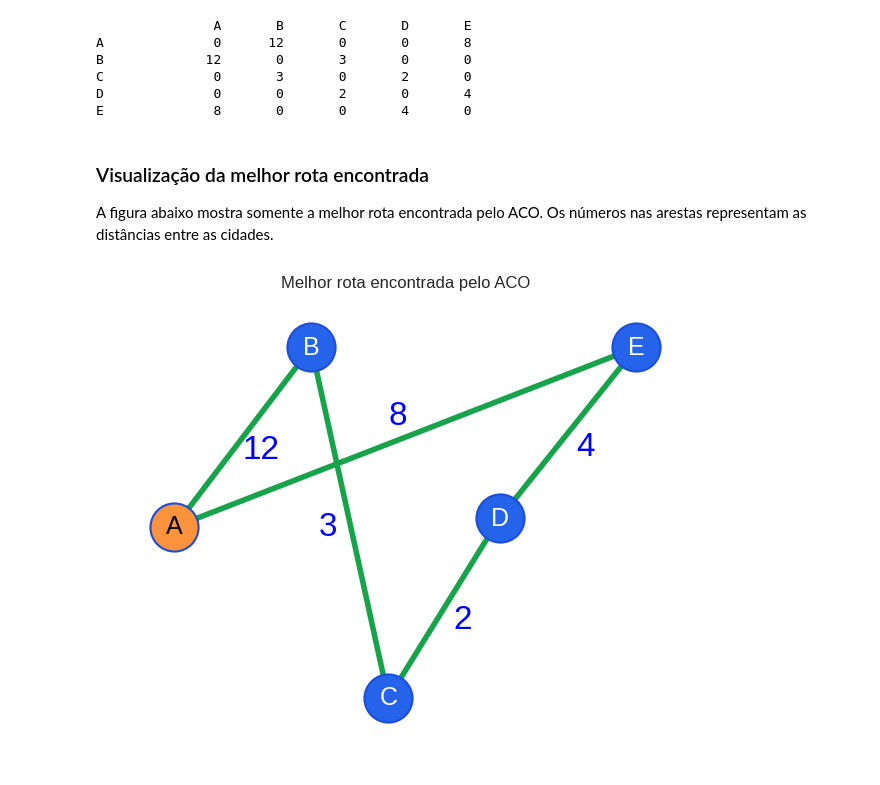
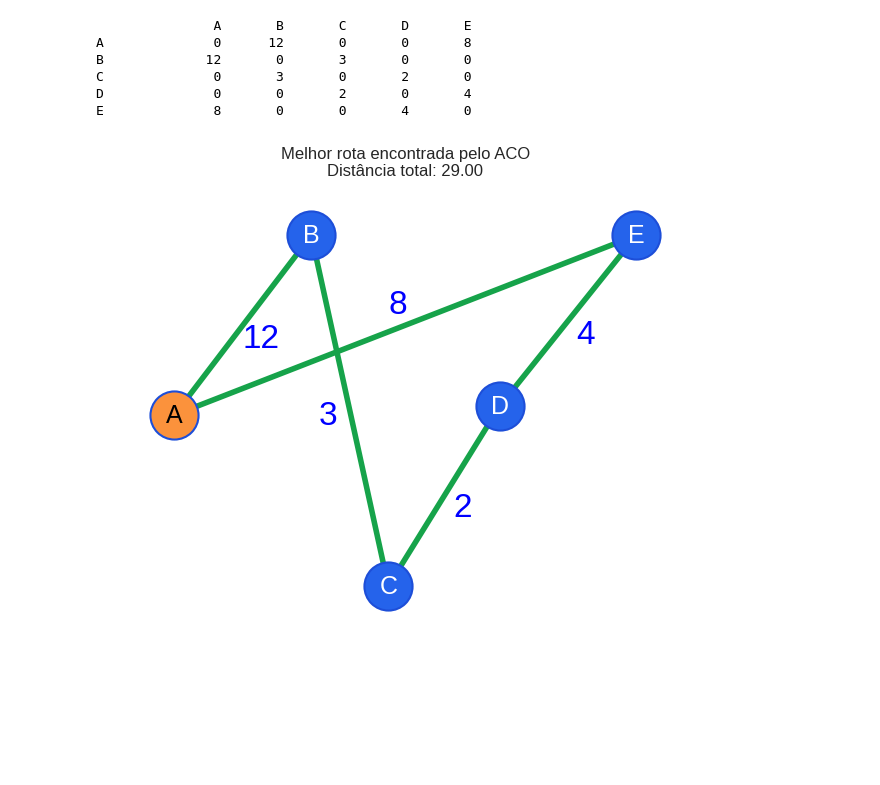
Before and after one commit to JoaoKSS/ACO_Caixeiro_Viajante, a Jupyter notebook: aco_tsp.ipynb, the cells around one changed output. Drawn from its saved outputs; the diff is of its cells as text; code cells hidden in the pictures; blank space fills up the shorter version.

```diff
--- a/aco_tsp.ipynb
+++ b/aco_tsp.ipynb
@@ -27,12 +16,7 @@ Na seleção por torneio, algumas cidades ainda não visitadas são sorteadas co
 # %%
 import random
 from dataclasses import dataclass
-
 import matplotlib
-
-if not hasattr(matplotlib.rcParams, "_get"):
-    matplotlib.rcParams._get = matplotlib.rcParams.get
-
 import matplotlib.pyplot as plt
 import numpy as np
 plt.style.use("seaborn-v0_8-whitegrid")
@@ -210,15 +188,11 @@ def executar_aco(
     evaporacao=0.03,
     feromonio_inicial=0.1,
     q=10,
-    tamanho_torneio=3,
-    semente=None,
+    tamanho_torneio=3
 ):
-    if semente is not None:
-        random.seed(semente)
-        np.random.seed(semente)
-    else:
-        random.seed()
-        np.random.seed(None)
+
+    random.seed()
+    np.random.seed(None)
 
     n_cidades = len(matriz_distancias)
     feromonios = np.full((n_cidades, n_cidades), feromonio_inicial, dtype=float)
@@ -279,7 +253,7 @@ resultado = executar_aco(
     evaporacao=0.03,
     feromonio_inicial=0.1,
     q=10,
-    tamanho_torneio=3,
+    tamanho_torneio=3
 )
 
 melhor_rota_nomes = [cidades[i] for i in resultado.melhor_rota] + [cidades[resultado.melhor_rota[0]]]
@@ -352,7 +326,7 @@ ax.plot(
 ax.set_title("ACO - Evolução das distâncias no TSP com 5 cidades")
 ax.set_xlabel("Iteração")
 ax.set_ylabel("Distância percorrida")
-ax.set_xticks(range(1, 31, 2))
+ax.set_xticks(range(1, 31, 1))
 ax.legend()
 
 plt.show()
@@ -389,12 +360,9 @@ B             12       0       3       0       0
 C              0       3       0       2       0
 D              0       0       2       0       4
 E              8       0       0       4       0
-# %% [markdown]
-### Visualização da melhor rota encontrada
-
-A figura abaixo mostra somente a melhor rota encontrada pelo ACO. Os números nas arestas representam as distâncias entre as cidades.
 # %%
-def visualizar_melhor_rota(rota, matriz_distancias, rotulos):
+# visualização da melhor rota encontrada
+def visualizar_melhor_rota(rota, matriz_distancias, rotulos, distancia_total=None):
     posicoes = {
         0: np.array([-1.35, 0.00]),  # A
         1: np.array([-0.55, 1.05]),  # B
@@ -404,6 +372,9 @@ def visualizar_melhor_rota(rota, matriz_distancias, rotulos):
     }
 
     rota_fechada = rota + [rota[0]]
+    if distancia_total is None:
+        distancia_total = distancia_rota(rota, matriz_distancias)
+
     fig, ax = plt.subplots(figsize=(9, 6))
 
     for origem, destino in zip(rota_fechada, rota_fechada[1:]):
@@ -417,33 +388,33 @@ def visualizar_melhor_rota(rota, matriz_distancias, rotulos):
         ax.plot([p1[0], p2[0]], [p1[1], p2[1]], color="#16a34a", linewidth=4, zorder=1)
 
         pos_texto = meio + normal * 0.13
         ax.text(
             pos_texto[0],
             pos_texto[1],
             f"{matriz_distancias[origem, destino]:.0f}",
             color="blue",
             fontsize=24,
             ha="center",
             va="center",
             zorder=3,
         )
 
     cidade_inicial = rota[0]
     for indice, rotulo in enumerate(rotulos):
         x, y = posicoes[indice]
         cor = "#fb923c" if indice == cidade_inicial else "#2563eb"
         texto = "black" if indice == cidade_inicial else "white"
         ax.scatter(x, y, s=1200, color=cor, edgecolor="#1d4ed8", linewidth=1.5, zorder=4)
         ax.text(x, y, rotulo, ha="center", va="center", color=texto, fontsize=18, zorder=5)
 
-    ax.set_title("Melhor rota encontrada pelo ACO")
+    ax.set_title(f"Melhor rota encontrada pelo ACO\nDistância total: {distancia_total:.2f}")
     ax.set_xlim(-1.75, 1.75)
     ax.set_ylim(-1.35, 1.35)
     ax.set_aspect("equal")
     ax.axis("off")
     plt.show()
 
 
-visualizar_melhor_rota(resultado.melhor_rota, distancias, cidades)
+visualizar_melhor_rota(resultado.melhor_rota, distancias, cidades, resultado.melhor_distancia)
 # %% [output]
-[figure, old version]
+[figure, new version]
```
Also changed, not shown: parts of 12 cells of this notebook.
